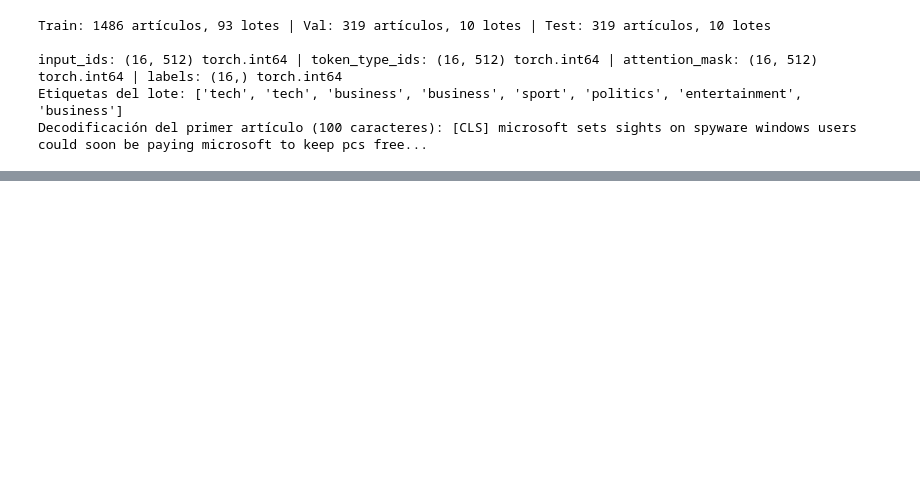
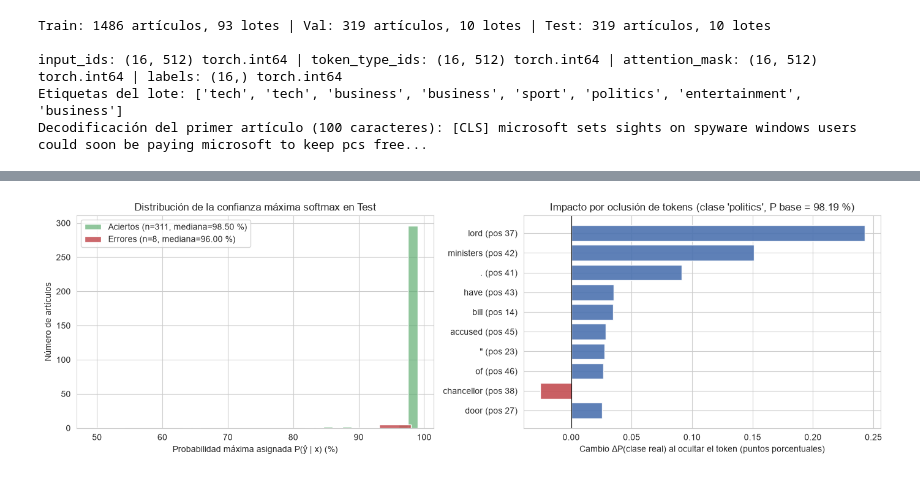
Before and after one commit to yopasa94/TDL_Microproyectos, a Jupyter notebook: microproyecto_3/microproyecto_3.ipynb, the cells around one changed output, grey strips where cells are left out. Saved outputs shown, nothing was run; the diff lists cells and outputs as text; code cells hidden in the pictures; blank space fills up the shorter version.

```diff
--- a/microproyecto_3/microproyecto_3.ipynb
+++ b/microproyecto_3/microproyecto_3.ipynb
@@ -616,2 +1999,85 @@ Decodificación del primer artículo (100 caracteres): [CLS] microsoft sets sigh
+# %%
+# Distribución de confianza softmax en Test e importancia por oclusión de tokens en un artículo de prueba
+@torch.no_grad()
+def compute_token_occlusion(
+    model: torch.nn.Module,
+    tokenizer,
+    text: str,
+    target_label: int,
+    max_tokens: int = 48,
+    device: torch.device = DEVICE,
+) -> tuple:
+    """Mide la caída en P(y = target_label | x) al reemplazar cada token (primeros max_tokens) por [PAD]."""
+    model.eval()
+    enc = tokenizer(text, truncation=True, max_length=max_tokens, return_tensors="pt")
+    input_ids = enc["input_ids"].to(device)
+    attn_mask = enc["attention_mask"].to(device)
+    seq_len = input_ids.size(1)
+
+    with get_autocast_ctx(device):
+        base_logits = model(input_ids=input_ids, attention_mask=attn_mask).logits
+    base_prob = torch.softmax(base_logits.float(), dim=-1)[0, target_label].item()
+
+    # Excluir tokens especiales [CLS] (pos 0) y [SEP] (última pos)
+    valid_positions = list(range(1, seq_len - 1))
+    batch_ids = input_ids.repeat(len(valid_positions), 1)
+    batch_mask = attn_mask.repeat(len(valid_positions), 1)
+    for b_idx, pos in enumerate(valid_positions):
+        batch_ids[b_idx, pos] = tokenizer.pad_token_id
+
+    with get_autocast_ctx(device):
+        occ_logits = model(input_ids=batch_ids, attention_mask=batch_mask).logits
+    occ_probs = torch.softmax(occ_logits.float(), dim=-1)[:, target_label].cpu().numpy()
+
+    tokens_str = tokenizer.convert_ids_to_tokens(input_ids[0].cpu().tolist())
+    tok_labels = [f"{tokens_str[pos]} (pos {pos})" for pos in valid_positions]
+    deltas = base_prob - occ_probs
+    return tok_labels, deltas, base_prob
+
+
+fig, axes = plt.subplots(1, 2, figsize=(14, 4.4))
+
+# Panel izquierdo: confianza softmax máxima en aciertos vs. errores
+sns.histplot(
+    df_test_eval.loc[df_test_eval["correcto"], "confianza_pred"] * 100,
+    bins=25, color="#55A868", alpha=0.65,
+    label=f"Aciertos (n={int(df_test_eval['correcto'].sum())}, mediana={df_test_eval.loc[df_test_eval['correcto'], 'confianza_pred'].median() * 100:.2f} %)",
+    ax=axes[0],
+)
+if (~df_test_eval["correcto"]).any():
+    sns.histplot(
+        df_test_eval.loc[~df_test_eval["correcto"], "confianza_pred"] * 100,
+        bins=10, color="#C44E52", alpha=0.85,
+        label=f"Errores (n={int((~df_test_eval['correcto']).sum())}, mediana={df_test_eval.loc[~df_test_eval['correcto'], 'confianza_pred'].median() * 100:.2f} %)",
+        ax=axes[0],
+    )
+axes[0].set(
+    title="Distribución de la confianza máxima softmax en Test",
+    xlabel="Probabilidad máxima asignada P(ŷ | x) (%)",
+    ylabel="Número de artículos",
+)
+axes[0].legend(loc="upper left")
+
+# Panel derecho: importancia por oclusión de tokens sobre un artículo correctamente clasificado
+sample_row = df_test_eval[df_test_eval["correcto"]].iloc[0]
+tok_lbls, deltas_occ, p_base = compute_token_occlusion(
+    final_model, tok_eval, sample_row["text_clean"], int(sample_row["y_true"]), max_tokens=48
+)
+top_k_idx = np.argsort(np.abs(deltas_occ))[-10:]
+top_toks = [tok_lbls[i] for i in top_k_idx]
+top_vals = deltas_occ[top_k_idx] * 100
+colors_occ = ["#4C72B0" if v >= 0 else "#C44E52" for v in top_vals]
+
+axes[1].barh(top_toks, top_vals, color=colors_occ, alpha=0.9)
+axes[1].axvline(0, color="black", lw=0.8)
+axes[1].set(
+    title=f"Impacto por oclusión de tokens (clase '{sample_row['category']}', P base = {p_base * 100:.2f} %)",
+    xlabel="Cambio ΔP(clase real) al ocultar el token (puntos porcentuales)",
+)
+
+plt.tight_layout()
+plt.show()
+# %% [output]
+[figure, added]
 # %% [markdown]
 ### 3.5. Representaciones Aprendidas: Antes vs. Después del *Fine-tuning*
```
Also changed, not shown: parts of 32 cells of this notebook, 42 other files.
